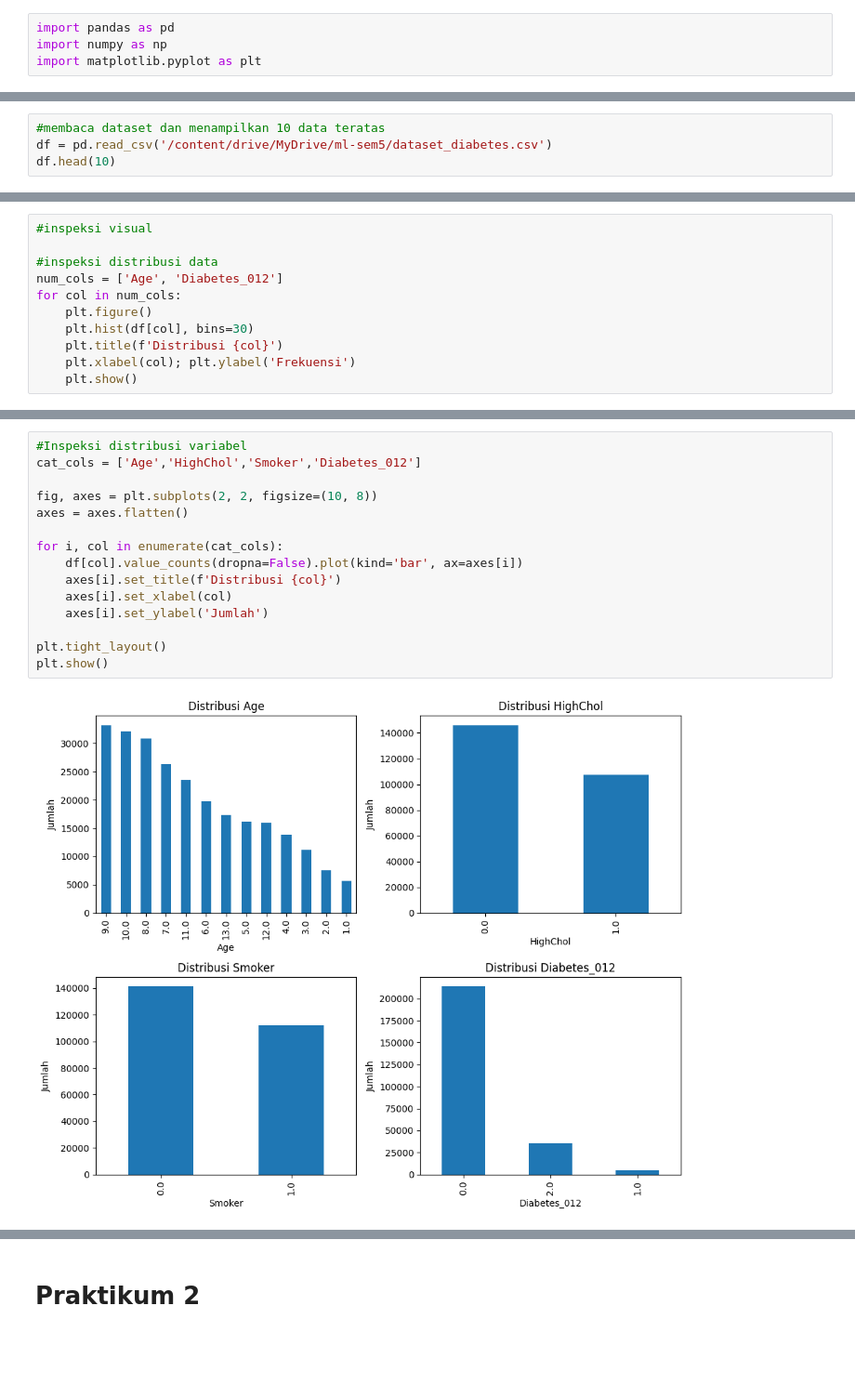
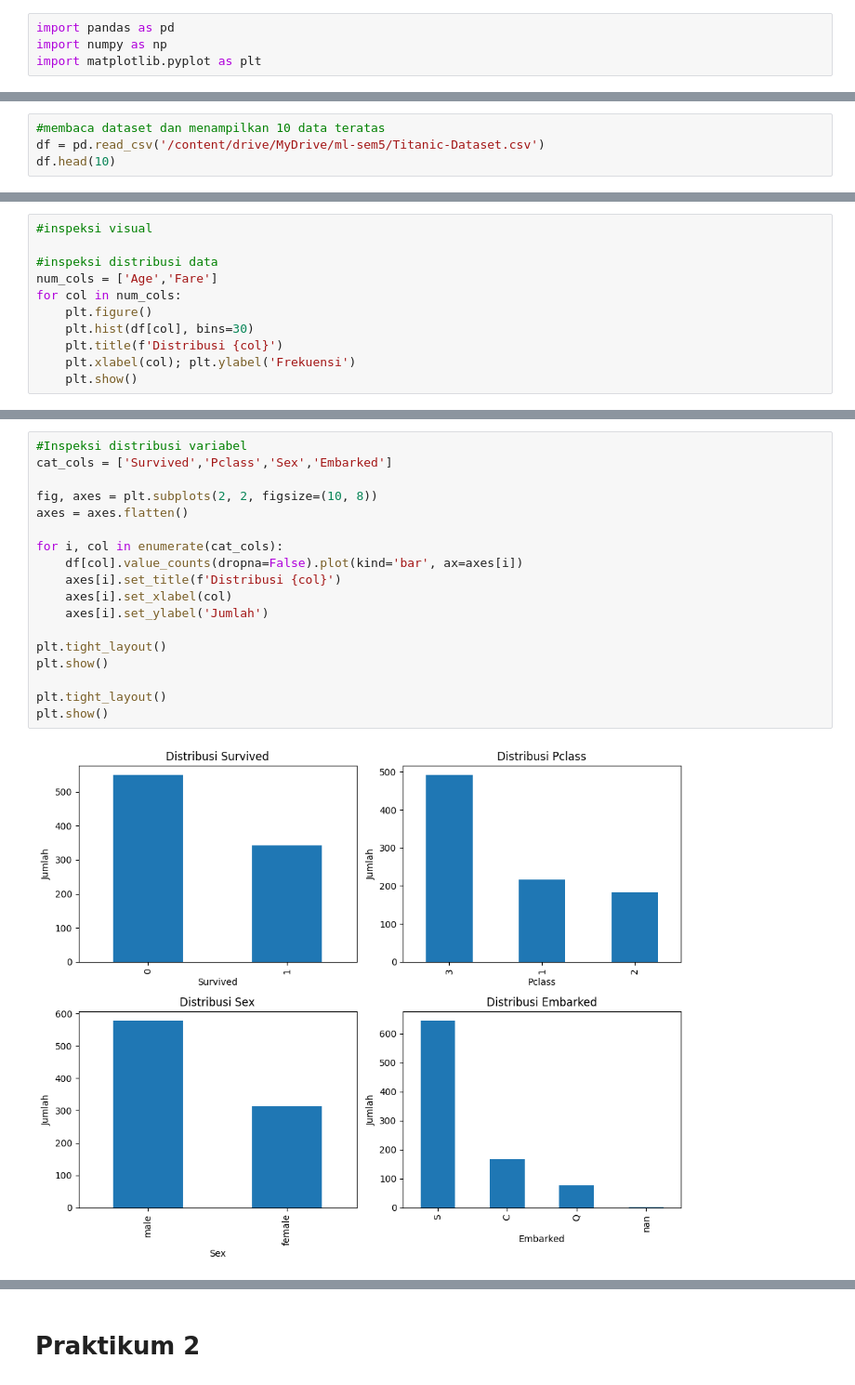
Before and after one commit to FattahulAlim/Machine_Learning_Sem5, a Jupyter notebook: TG2_244107020018_MuhammadFattahulAlim.ipynb, the cells around one changed output, grey strips where cells are left out. Shown at 93% size. Saved outputs shown, nothing was run; the diff lists cells and outputs as text; blank space fills up the shorter version.

```diff
--- a/TG2_244107020018_MuhammadFattahulAlim.ipynb
+++ b/TG2_244107020018_MuhammadFattahulAlim.ipynb
@@ -14,5 +23,5 @@ Drive already mounted at /content/drive; to attempt to forcibly remount, call dr
 # %%
 #membaca dataset dan menampilkan 10 data teratas
-df = pd.read_csv('/content/drive/MyDrive/ml-sem5/dataset_diabetes.csv')
+df = pd.read_csv('/content/drive/MyDrive/ml-sem5/Titanic-Dataset.csv')
 df.head(10)
 # %% [output]
@@ -94,7 +99,7 @@ df.describe()
 #inspeksi visual
 
 #inspeksi distribusi data
-num_cols = ['Age', 'Diabetes_012']
+num_cols = ['Age','Fare']
 for col in num_cols:
     plt.figure()
     plt.hist(df[col], bins=30)
@@ -116,17 +121,20 @@ plt.show()
 # %%
 #Inspeksi distribusi variabel
-cat_cols = ['Age','HighChol','Smoker','Diabetes_012']
+cat_cols = ['Survived','Pclass','Sex','Embarked']
 
 fig, axes = plt.subplots(2, 2, figsize=(10, 8))
 axes = axes.flatten()
 
 for i, col in enumerate(cat_cols):
     df[col].value_counts(dropna=False).plot(kind='bar', ax=axes[i])
     axes[i].set_title(f'Distribusi {col}')
     axes[i].set_xlabel(col)
     axes[i].set_ylabel('Jumlah')
 
 plt.tight_layout()
 plt.show()
+
+plt.tight_layout()
+plt.show()
 # %% [output]
-[figure, old version]
+[figure, new version]
```
Also changed, not shown: parts of 30 cells of this notebook.
